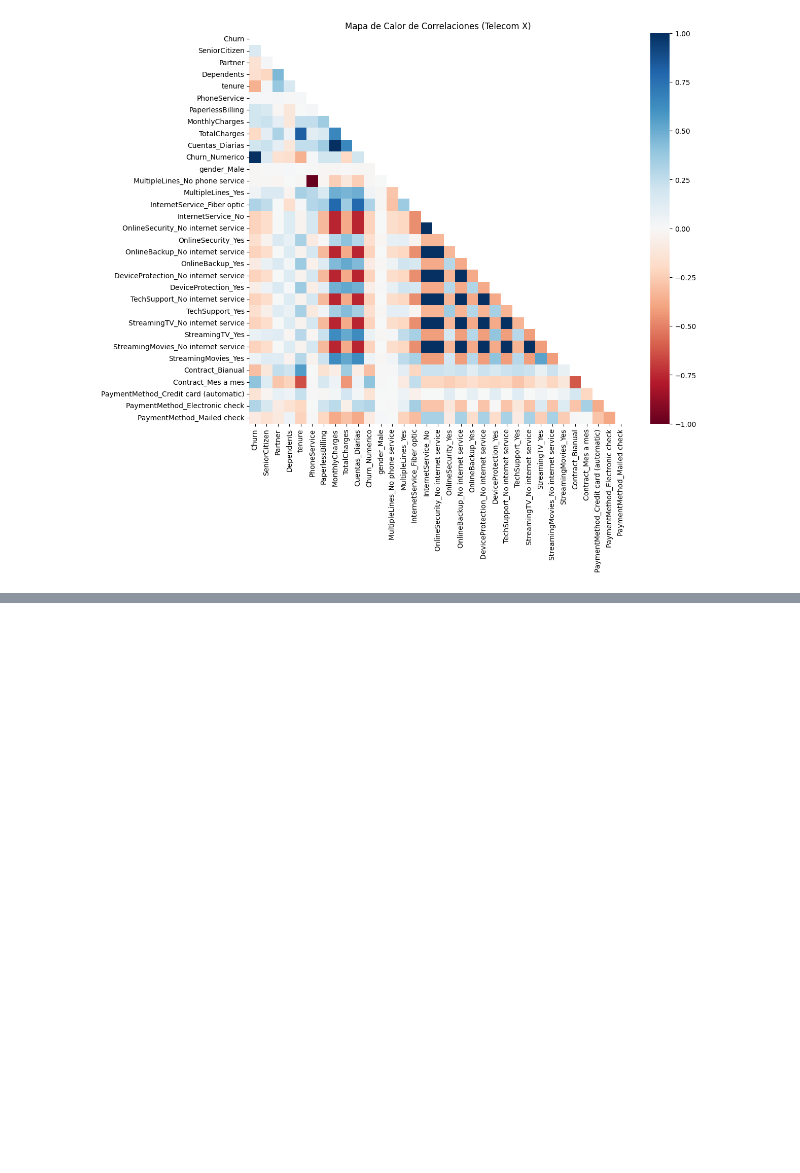
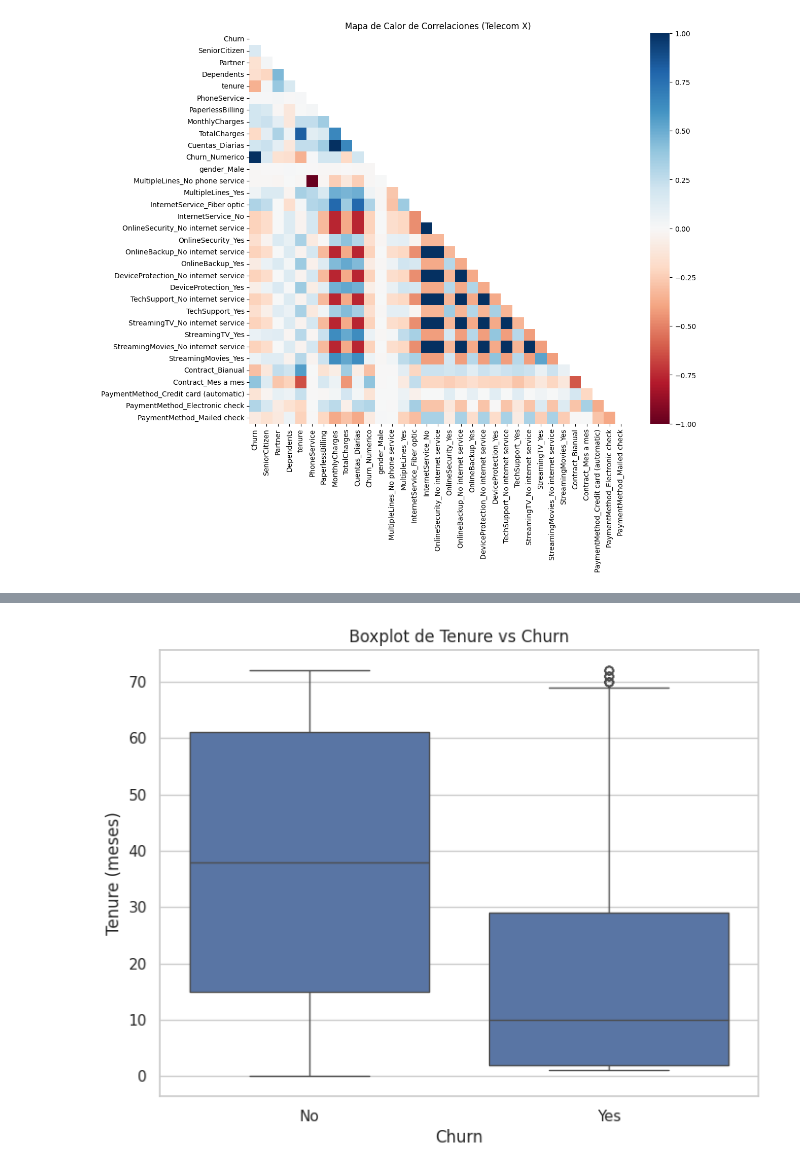
Before and after one commit to sampozo/Challenge-X2-SP, a Jupyter notebook: TelecomX2_LATAM_SP_ipnb.ipynb, the cells around one changed output, grey strips where cells are left out. Cells and saved outputs as stored; diff of their text form; code cells hidden in the pictures; blank space fills up the shorter version.

Commit message:
Completar la preparación de datos (carga, preprocesamiento, equilibrio, selección de características, escalamiento y análisis dirigido) antes de implementar la creación del modelo

```diff
--- a/TelecomX2_LATAM_SP_ipnb.ipynb
+++ b/TelecomX2_LATAM_SP_ipnb.ipynb
@@ -195,0 +201,85 @@ plt.show()
+# %%
+# Aseguramos tipos numéricos
+df['TotalCharges'] = pd.to_numeric(df['TotalCharges'], errors='coerce')
+df['Churn_Numerico'] = df['Churn'].map({'Yes': 1, 'No': 0})  # Si no está ya mapeado
+
+# 8.1 Análisis: Tiempo de contrato (tenure) vs Cancelación
+# (Simulación de Boxplot mediante estadísticas descriptivas)
+print("\n--- Análisis: Tiempo de contrato (tenure) vs Cancelación ---")
+tenure_stats = df.groupby('Churn')['tenure'].describe()
+print(tenure_stats)
+
+# Insights basados en stats (equivalente a interpretación de boxplot)
+mean_no = tenure_stats.loc['No', 'mean']
+median_no = tenure_stats.loc['No', '50%']
+mean_yes = tenure_stats.loc['Yes', 'mean']
+median_yes = tenure_stats.loc['Yes', '50%']
+print(f"Clientes No Churn: Promedio tenure {mean_no:.2f} meses, Mediana {median_no:.2f} meses.")
+print(f"Clientes Yes Churn: Promedio tenure {mean_yes:.2f} meses, Mediana {median_yes:.2f} meses.")
+print("Tendencia: Los clientes que cancelan tienen un tenure significativamente menor (mediana 10 meses vs 38 meses), "
+      "indicando mayor riesgo de churn en los primeros meses. El IQR (25%-75%) para No Churn es más amplio, "
+      "mostrando mayor variabilidad en clientes leales.")
+
+# Gráfico opcional (Boxplot) - Comenta si no hay display
+plt.figure(figsize=(8, 6))
+sns.boxplot(x='Churn', y='tenure', data=df)
+plt.title('Boxplot de Tenure vs Churn')
+plt.xlabel('Churn')
+plt.ylabel('Tenure (meses)')
+# plt.show()  # Descomenta en entorno gráfico
+
+# 8.2 Análisis: Gasto total (TotalCharges) vs Cancelación
+# (Simulación de Boxplot mediante estadísticas descriptivas)
+print("\n--- Análisis: Gasto total (TotalCharges) vs Cancelación ---")
+total_stats = df.groupby('Churn')['TotalCharges'].describe()
+print(total_stats)
+
+# Insights
+mean_no_t = total_stats.loc['No', 'mean']
+median_no_t = total_stats.loc['No', '50%']
+mean_yes_t = total_stats.loc['Yes', 'mean']
+median_yes_t = total_stats.loc['Yes', '50%']
+print(f"Clientes No Churn: Promedio TotalCharges {mean_no_t:.2f}, Mediana {median_no_t:.2f}.")
+print(f"Clientes Yes Churn: Promedio TotalCharges {mean_yes_t:.2f}, Mediana {median_yes_t:.2f}.")
+print("Tendencia: Los clientes que cancelan tienen gastos totales más bajos (mediana 703.55 vs 1679.53), "
+      "lo que podría relacionarse con menor tenure. Hay outliers en ambos grupos, pero más dispersión en No Churn.")
+
+# Gráfico opcional (Boxplot)
+plt.figure(figsize=(8, 6))
+sns.boxplot(x='Churn', y='TotalCharges', data=df)
+plt.title('Boxplot de TotalCharges vs Churn')
+plt.xlabel('Churn')
+plt.ylabel('Total Charges')
+# plt.show()
+
+# 8.3 Patrones y Tendencias: Tenure vs TotalCharges (Scatter Plot simulado con bins y correlaciones)
+# Correlaciones para cuantificar relaciones
+corr_tenure_churn = df['tenure'].corr(df['Churn_Numerico'])
+corr_total_churn = df['TotalCharges'].corr(df['Churn_Numerico'])
+corr_tenure_total = df['tenure'].corr(df['TotalCharges'])
+print("\n--- Correlaciones ---")
+print(f"Tenure vs Churn: {corr_tenure_churn:.4f} (Negativa moderada: Mayor tenure, menor churn).")
+print(f"TotalCharges vs Churn: {corr_total_churn:.4f} (Negativa: Mayores gastos totales, menor churn).")
+print(f"Tenure vs TotalCharges: {corr_tenure_total:.4f} (Positiva fuerte: Clientes longevos acumulan más gastos).")
+
+# Simulación de Scatter con bins (agrupamos tenure en intervalos y calculamos promedios)
+df['tenure_bin'] = pd.cut(df['tenure'], bins=range(0, 81, 8), labels=[f'{i}-{i+8}' for i in range(0, 73, 8)])
+bin_stats = df.groupby('tenure_bin', observed=True).agg({'Churn_Numerico': 'mean', 'TotalCharges': 'mean'})
+print("\n--- Patrones por bins de Tenure ---")
+print(bin_stats)
+
+# Insights de bins (equivalente a interpretación de scatter plot)
+print("Tendencia: En bins de tenure bajos (0-8 meses), el churn promedio es alto (~0.51) y TotalCharges bajo (~187). "
+      "A medida que tenure aumenta (e.g., 64-72 meses), churn baja (~0.06) y TotalCharges sube (~5332). "
+      "Esto sugiere una tendencia lineal positiva entre tenure y TotalCharges, con puntos de churn concentrados en áreas de bajo tenure/cargos variables.")
+
+# Gráfico opcional (Scatter Plot)
+plt.figure(figsize=(10, 8))
+sns.scatterplot(x='tenure', y='TotalCharges', hue='Churn', data=df, alpha=0.5)
+plt.title('Scatter Plot de Tenure vs TotalCharges por Churn')
+plt.xlabel('Tenure (meses)')
+plt.ylabel('Total Charges')
+# plt.show()
+
+print("\n✅ Análisis dirigido completado. Puedes usar estos insights para refinar el modelo.")
+# %% [output]
@@ -195,0 +303 @@ plt.show()
+[figure, added]
```
Also changed, not shown: parts of 4 cells of this notebook.
